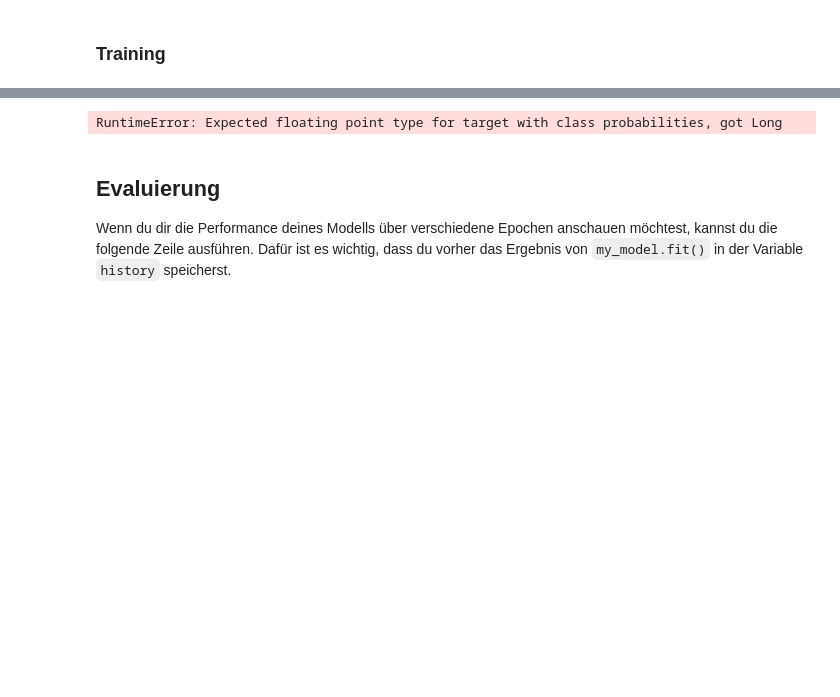
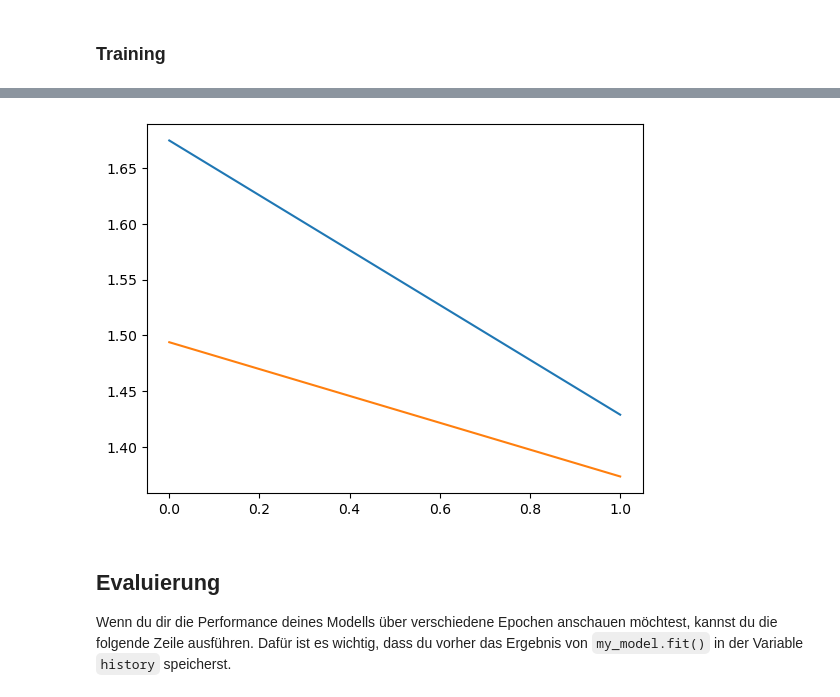
Before and after one commit to mario-ruoff/machine-learning-collection, a Jupyter notebook: animal_classification_challenge/data_challenge.ipynb, the cells around one changed output, grey strips where cells are left out. Drawn from its saved outputs; the diff is of its cells as text; code cells hidden in the pictures; blank space fills up the shorter version.

```diff
--- a/animal_classification_challenge/data_challenge.ipynb
+++ b/animal_classification_challenge/data_challenge.ipynb
@@ -70,13 +74,15 @@ Es handelt sich um Schwarz-Weiß-Fotos mit einer relativ geringen Auflösung von
 Um die Daten vorzubereiten, führe die nächste Codezelle aus. Danach sollten die Daten so vorliegen, wie du es aus dem Training **Bildklassifikation mit CNNs** gewohnt bist. Wenn du die Daten selbstständig aufbereiten willst, arbeite lieber mit den vorher geladenen Daten (`train_features` und `train_labels`) weiter.
 # %%
 print(train_features.shape)
-train_features, train_labels_hot, test_features = prepare_data(
+train_features, train_labels, validation_features, validation_labels, test_features, label_to_index = prepare_data(
     train_features,
     train_labels,
+    validation_features,
+    validation_labels,
     test_features
 )
 print(train_features.shape)
-print(train_labels_hot)
+print(train_labels)
 print(train_features)
 # %% [output]
 (24000, 32, 32, 1)
@@ -120,11 +126,19 @@ class AnimalDataset(Dataset):
         return len(self.features)
 
     def __getitem__(self, idx):
-        return self.features[idx], self.labels[idx]
+        if self.labels is not None:
+            return self.features[idx], self.labels[idx]
+        else:
+            return self.features[idx]
 
 batch_size = 16
-train_dataset = AnimalDataset(train_features, train_labels_hot)
+train_dataset = AnimalDataset(train_features, train_labels)
+validation_dataset = AnimalDataset(validation_features, validation_labels)
+test_dataset = AnimalDataset(test_features, None)
+
 train_dataloader = DataLoader(train_dataset, batch_size, shuffle=True)
+validation_dataloader = DataLoader(validation_dataset, batch_size, shuffle=False)
+test_dataloader = DataLoader(test_dataset, batch_size, shuffle=False)
 print("Done")
 # %% [output]
 Done
@@ -197,21 +206,62 @@ def train_loop(dataloader, model, loss_fn, optimizer):
 
     return train_loss / len(dataloader)
 
+# Validation loop
+def validation_loop(dataloader, model, loss_fn):
+    model.eval()
+    test_loss = 0
+    accuracy = 0
+    predictions = []
+    with torch.no_grad():
+        for X, y in dataloader:
+            X, y = X.to(device), y.to(device)
+            logits = model(X)
+            prediction = logits.argmax(1)
+            predictions.extend(prediction)
+            test_loss += loss_fn(logits, y).item()
+            accuracy += (prediction == y).type(torch.float).sum().item()
+
+    test_loss /= len(dataloader)
+    accuracy /= len(dataloader.dataset)
+    print(f"Test Error: \n Accuracy: {(100*accuracy):>0.1f}%, Avg loss: {test_loss:>8f}")
+    return test_loss, predictions
+
+# Test loop
+def test_loop(dataloader, model):
+    model.eval()
+    predictions = []
+    with torch.no_grad():
+        for X in dataloader:
+            X = X.to(device)
+            logits = model(X)
+            predictions.extend(logits.argmax(1).tolist())
+    return predictions
+
 # Model parameters
 model = AnimalNet().to(device)
 print(model)
-learning_rate = 0.01
-epochs = 1
+learning_rate = 0.05
+epochs = 2
 loss_fn = nn.CrossEntropyLoss()
 optimizer = torch.optim.SGD(model.parameters(), lr=learning_rate)
 
 # Run model
-losses = []
+train_losses = []
+validation_losses = []
+validation_predictions = []
+
 for epoch in range(epochs):
-    loss = train_loop(train_dataloader, model, loss_fn, optimizer)
-    losses.append(loss)
+    print(f"Epoch {epoch+1}\n-------------------------------")
+    train_losses.append(train_loop(train_dataloader, model, loss_fn, optimizer))
+    validation_loss, validation_prediction = validation_loop(validation_dataloader, model, loss_fn)
+    validation_losses.append(validation_loss)
+    validation_predictions.extend(validation_prediction)
 
-print(losses)
+test_predictions = test_loop(test_dataloader, model)
+
+plt.plot(train_losses)
+plt.plot(validation_losses)
+print("Done")
 # %% [output]
 AnimalNet(
   (conv1): Conv2d(1, 8, kernel_size=(5, 5), stride=(1, 1))
@@ -234,4 +283,4 @@ torch.Size([16, 6])
-RuntimeError: Expected floating point type for target with class probabilities, got Long
+[figure, added]
 # %% [markdown]
 ## Evaluierung
 
```
Also changed, not shown: parts of 9 cells of this notebook, 2 other files.
